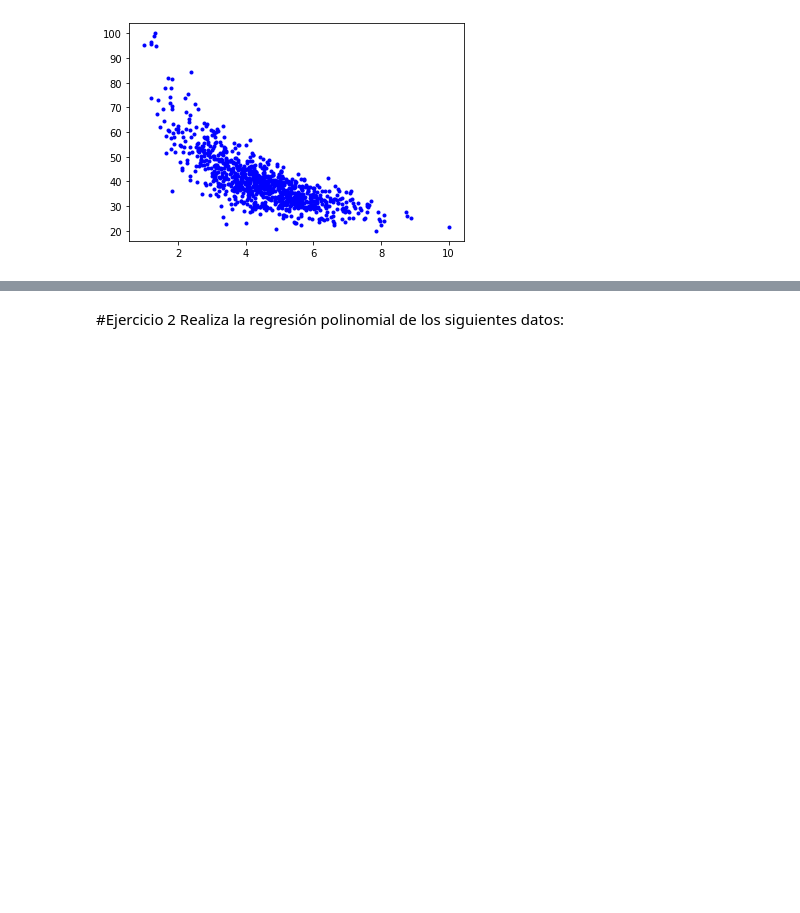
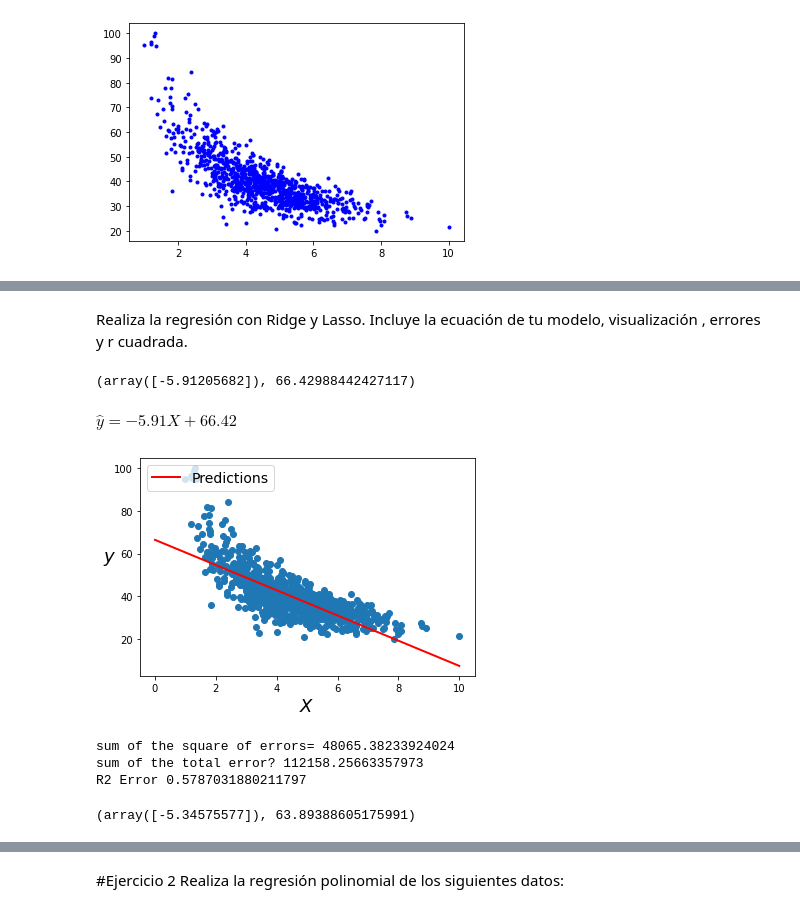
Before and after one commit to PosgradoMNA/actividades-de-aprendizaje-A01081266, a Jupyter notebook: A01081266TecMty_Regresion_lineal_polinomial.ipynb, the cells around one changed output, grey strips where cells are left out. Saved outputs shown, nothing was run; the diff lists cells and outputs as text; code cells hidden in the pictures; blank space fills up the shorter version.

```diff
--- a/A01081266TecMty_Regresion_lineal_polinomial.ipynb
+++ b/A01081266TecMty_Regresion_lineal_polinomial.ipynb
@@ -317,0 +440,52 @@ NameError: ignored
+# %% [markdown]
+Realiza la regresión con Ridge y Lasso. Incluye la ecuación de tu modelo, visualización , errores y r cuadrada.
+# %%
+#Ridge
+from sklearn.linear_model import  Lasso, Ridge
+ModeloRidge = Ridge(alpha=1)
+ModeloRidge.fit(X_train, y_train)
+ModeloRidge.coef_, ModeloRidge.intercept_
+# %% [output]
+(array([-5.91205682]), 66.42988442427117)
+# %% [markdown]
+$\hat{y} =  -5.91X  + 66.42$
+# %%
+X_fit = np.linspace(0, 10, 100)
+y_fit = ModeloRidge.predict(X_fit[:, np.newaxis])
+
+plt.scatter(X, y)
+plt.plot(X_fit, y_fit, "r-", linewidth=2, label="Predictions")
+plt.xlabel("$X$", fontsize=18)
+plt.ylabel("$y$", rotation=0, fontsize=18)
+plt.legend(loc="upper left", fontsize=14);
+# %% [output]
+[figure, added]
+# %%
+y_trainMean = np.mean(y_train)
+
+
+
+SSE = (y-y_pred)**2
+SSE=sum(SSE)
+
+SST = (y-y_trainMean)**2
+SST=sum(SST)
+
+y_predRidge = ModeloRidge.predict(X)
+
+R2Ridge = sklearn.metrics.r2_score(y, y_predRidge)
+
+print("sum of the square of errors=", SSE)
+print("sum of the total error?", SST)
+print("R2 Error", R2Ridge)
+# %% [output]
+sum of the square of errors= 48065.38233924024
+sum of the total error? 112158.25663357973
+R2 Error 0.5787031880211797
+# %%
+#Lasso
+ModeloLasso = Lasso(alpha=1)
+ModeloLasso.fit(X_train, y_train)
+ModeloLasso.coef_, ModeloLasso.intercept_
+# %% [output]
+(array([-5.34575577]), 63.89388605175991)
```
Also changed, not shown: parts of 41 cells of this notebook.
